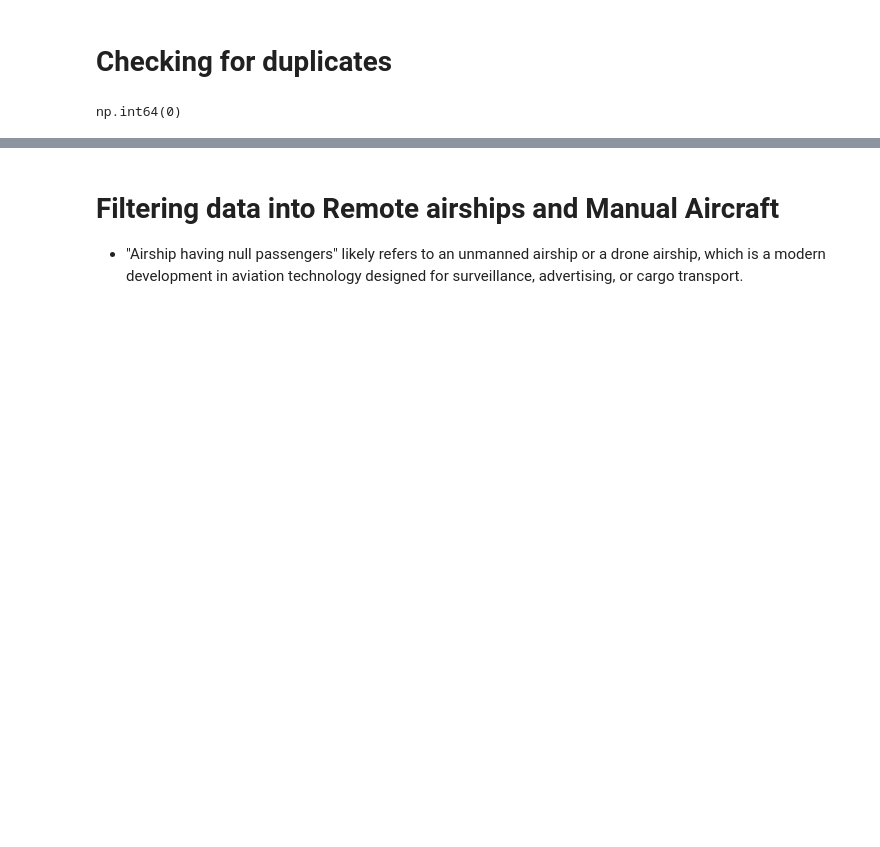
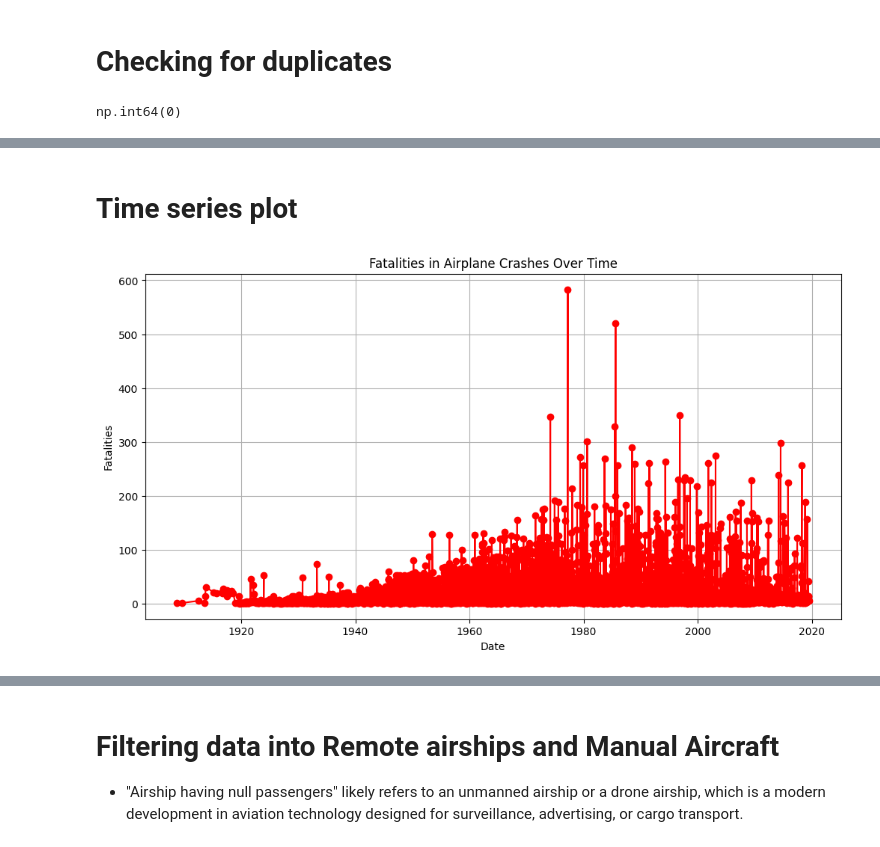
Before and after one commit to Angela-Mukulu-Mwanzia/Aviation-Fatality-Analysis-Project, a Jupyter notebook: Airline_Analysis_Updated.ipynb, the cells around one changed output, grey strips where cells are left out. Cells and saved outputs as stored; diff of their text form; code cells hidden in the pictures; blank space fills up the shorter version.

```diff
--- a/Airline_Analysis_Updated.ipynb
+++ b/Airline_Analysis_Updated.ipynb
@@ -244,0 +293,13 @@ np.int64(0)
+# %% [markdown]
+# Time series plot
+# %%
+# Time series plot of fatalities over time
+plt.figure(figsize=(12, 6))
+plt.plot(data['Date'], data['Fatalities'], marker='o', linestyle='-', color='r')
+plt.title('Fatalities in Airplane Crashes Over Time')
+plt.xlabel('Date')
+plt.ylabel('Fatalities')
+plt.grid()
+plt.show()
+# %% [output]
+[figure, added]
```
Also changed, not shown: parts of 9 cells of this notebook.
